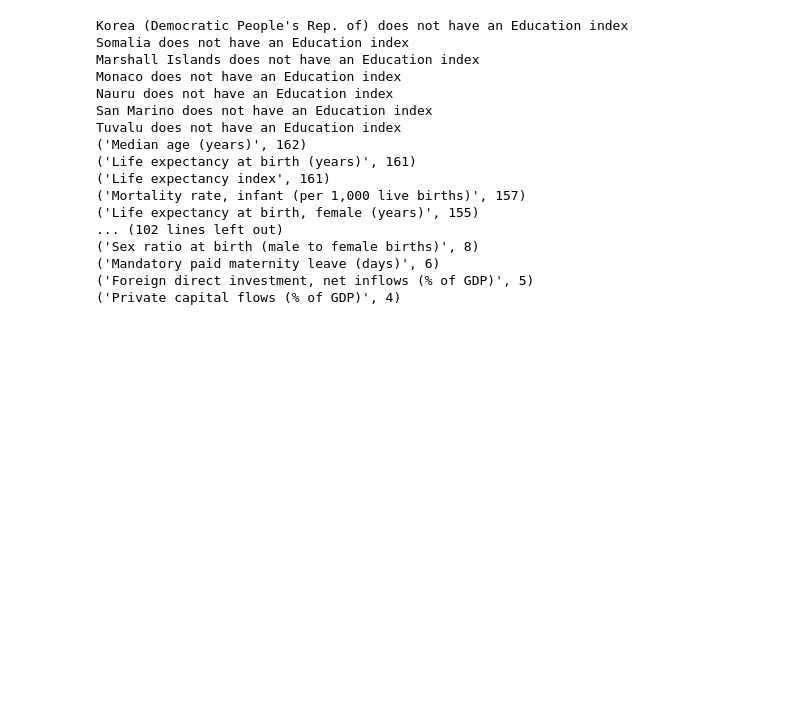
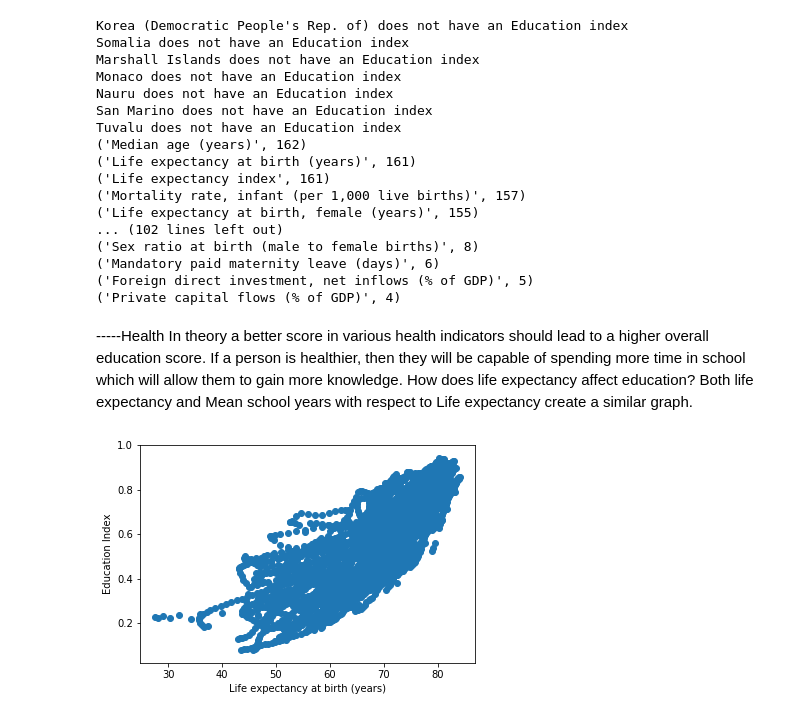
Before and after one commit to chc5/education-indicator-analysis, a Jupyter notebook: education_analysis.ipynb, the cells around one changed output. Drawn from its saved outputs; the diff is of its cells as text; code cells hidden in the pictures; blank space fills up the shorter version.

Commit message:
graphs for life expectancy

```diff
--- a/education_analysis.ipynb
+++ b/education_analysis.ipynb
@@ -106,7 +106,7 @@ When we removed these indicators, it cleans up at least 28% of the HDI dataset.
 # These recordings may or may not indicate growth over the years which will not contribute to our analysis.
 # These indicators will be dropped.
 # When threshold = 1, it removed 25636 - 20588 = 5048 / 25636 = 20% of the indicators
-threshold = 2
+threshold = 0
 drop_stack = set()
 length_before = len(inds_df)
 print("Number of rows in the indicators data frame before the cleanup:", length_before)
@@ -302,3 +302,31 @@ Tuvalu does not have an Education index
 ('Mandatory paid maternity leave (days)', 6)
 ('Foreign direct investment, net inflows (% of GDP)', 5)
 ('Private capital flows (% of GDP)', 4)
+# %% [markdown]
+-----Health
+In theory a better score in various health indicators should lead to a higher overall education score. If a person is healthier, then they will be capable of spending more time in school which will allow them to gain more knowledge.
+How does life expectancy affect education?
+Both life expectancy and Mean school years with respect to Life expectancy create a similar graph.
+# %%
+def plot_health(df):
+    health_df = df.drop(df.columns[[0, 1, 3]], axis=1)
+    life_expectancy = health_df[health_df.indicator_name == "Life expectancy at birth (years)"]
+    education_index = health_df[health_df.indicator_name == "Education index"]
+    life_ex = []
+    education_i = []
+    for i in range(len(life_expectancy)):
+        for j in range(1990, 2018):
+            c_val = life_expectancy["country_name"].iloc[i]
+            if c_val in list(education_index["country_name"]):
+                life_ex.append(life_expectancy[str(j)].iloc[i])
+                education_i.append(education_index[education_index.country_name == c_val][str(j)].iloc[0])
+    plt.xlabel("Life expectancy at birth (years)")
+    plt.ylabel("Education Index")
+    plt.scatter(life_ex, education_i)
+    #Best fit line error: SVD did not converge in Linear Least Squares
+    #fit = np.polyfit(life_ex, education_i, 1)
+    #fit_fn = np.poly1d(fit)
+    #plt.plot(life_ex, fit_fn(life_ex), color="red")
+plot_health(inds_df)
+# %% [output]
+[figure, added]
```
Also changed, not shown: parts of 6 cells of this notebook.
